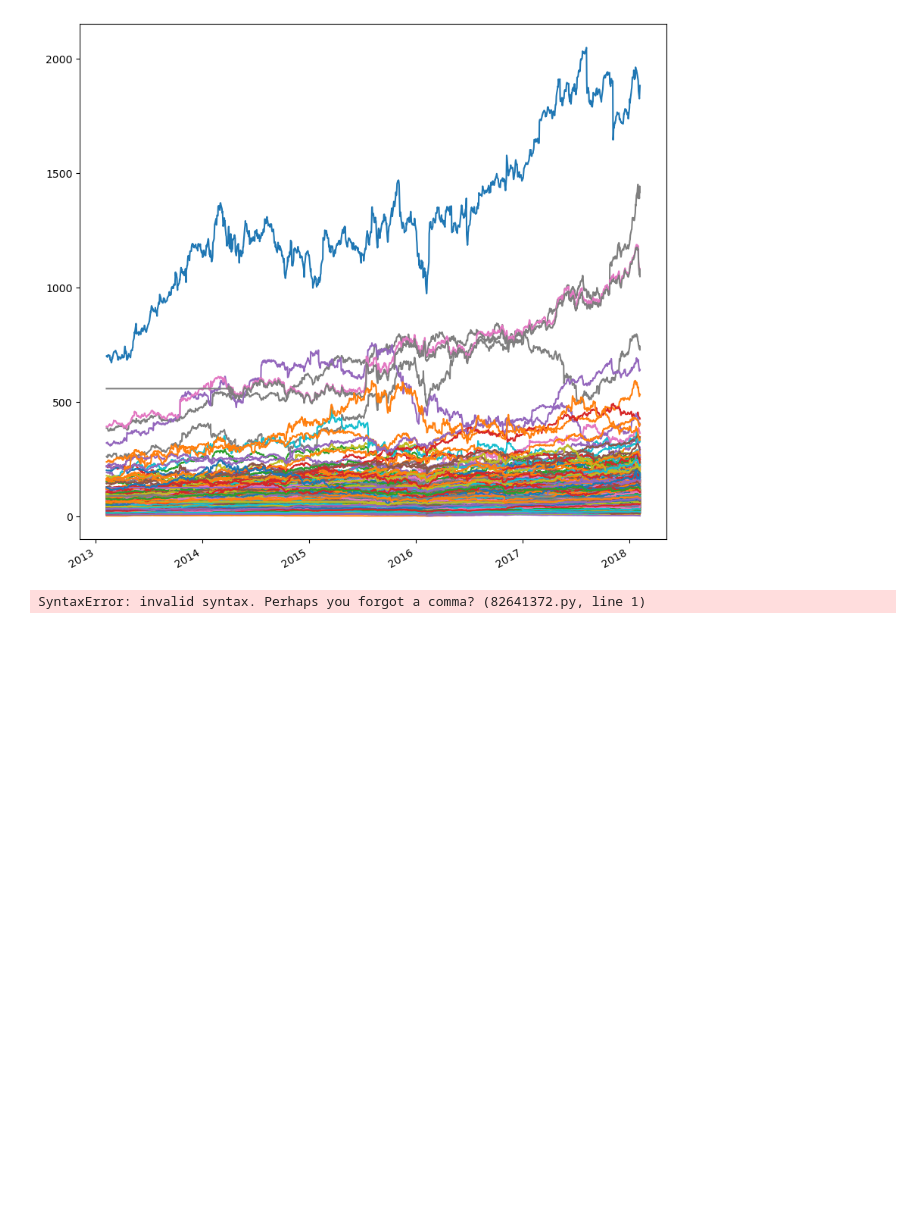
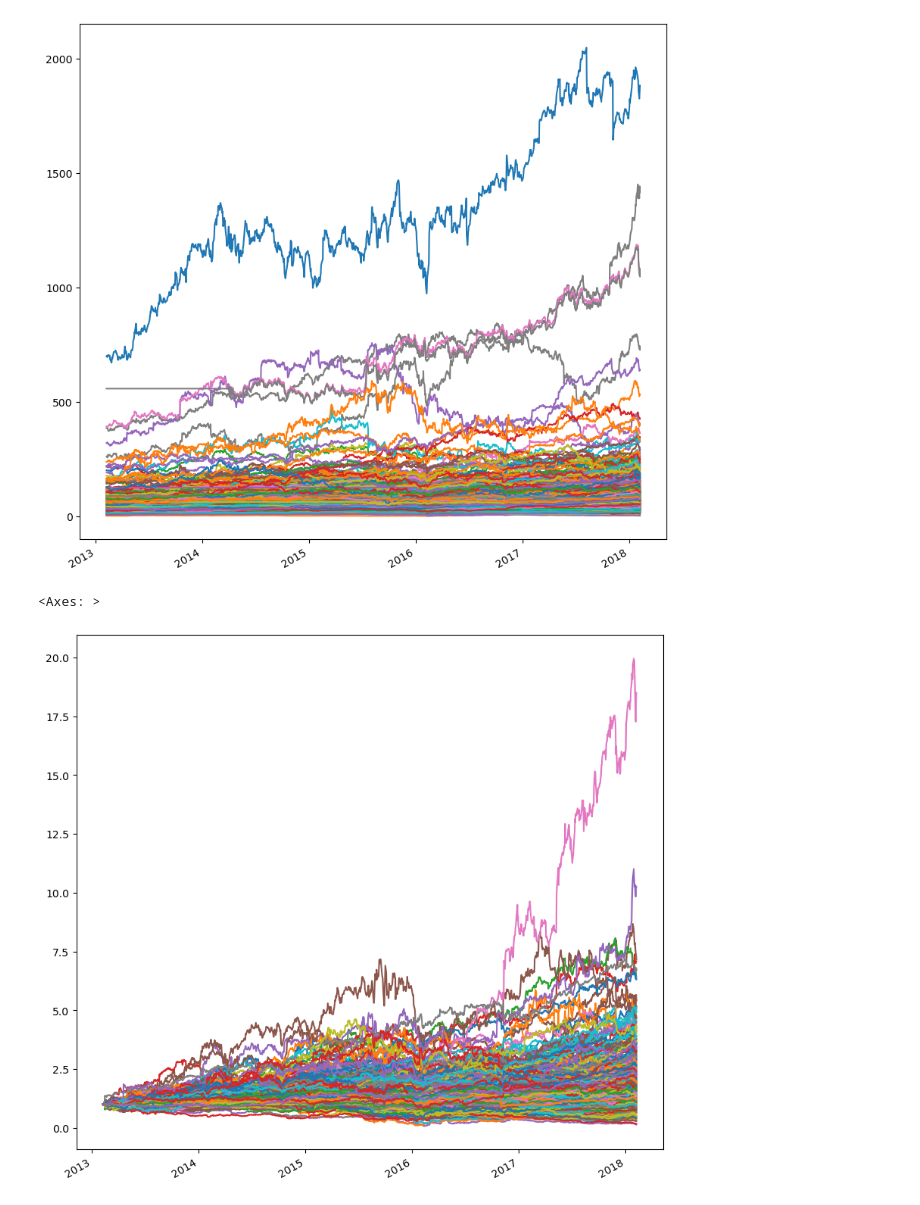
Before and after one commit to leandrofahur/ml-trading-stock-and-crypto, a Jupyter notebook: financial-basics/04-understanding-financial-data.ipynb, the cells around one changed output. Cells and saved outputs as stored; diff of their text form; code cells hidden in the pictures; blank space fills up the shorter version.

```diff
--- a/financial-basics/04-understanding-financial-data.ipynb
+++ b/financial-basics/04-understanding-financial-data.ipynb
@@ -234,6 +234,7 @@ close_prices.plot(legend=False, figsize=(10,10))
 # %%
 close_prices_normalized = close_prices / close_prices.iloc[0]
 # %%
-close_prices_normalized.plot(legend=False figsize=(10,10))
+close_prices_normalized.plot(legend=False, figsize=(10,10))
 # %% [output]
-SyntaxError: invalid syntax. Perhaps you forgot a comma? (82641372.py, line 1)
+<Axes: >
+[figure, added]
```
Also changed, not shown: parts of 1 cell of this notebook, 2 other files.
